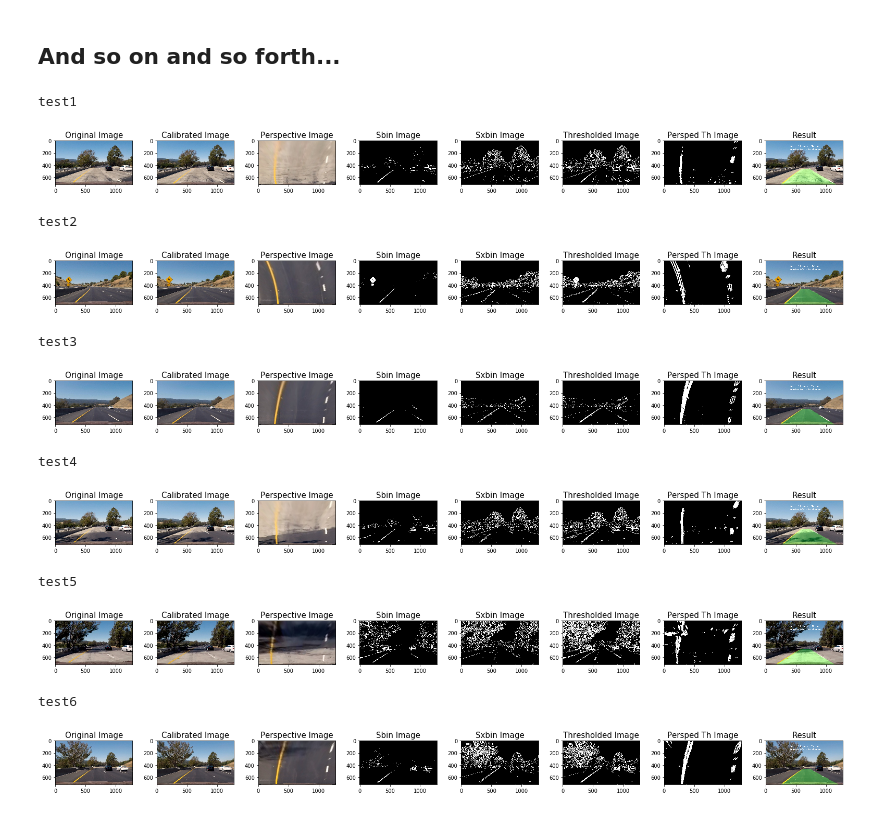
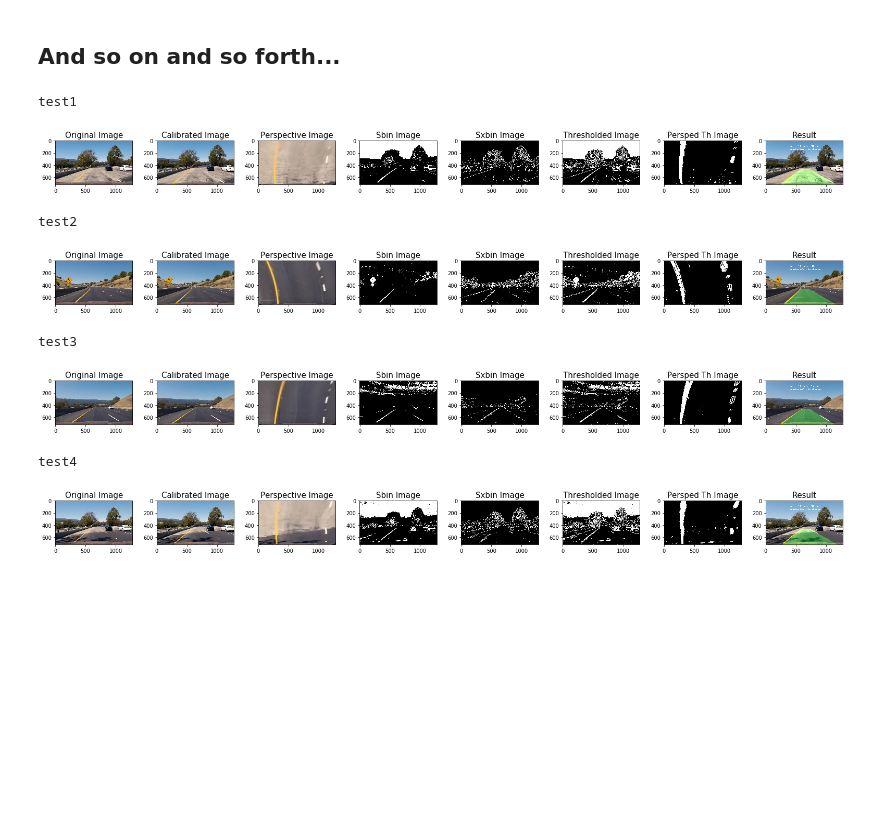
Before and after one commit to shreyanshbhatt/Selfdriving-Advancelanedetection, a Jupyter notebook: adv_lane_det.ipynb, the cells around one changed output. Saved outputs shown, nothing was run; the diff lists cells and outputs as text; code cells hidden in the pictures; blank space fills up the shorter version.

Commit message:
updated curvature finding and lane detection thresholds

```diff
--- a/adv_lane_det.ipynb
+++ b/adv_lane_det.ipynb
@@ -147,7 +147,7 @@ def pipeline_debug_test(img, s_thresh=(90, 255), sx_thresh=(20, 100)):
     sxbinary[(scaled_sobel >= thresh_min) & (scaled_sobel <= thresh_max)] = 1
 
     # Threshold color channel
-    s_thresh_min = 160
+    s_thresh_min = 110
     s_thresh_max = 255
     s_binary = np.zeros_like(s_channel)
     s_binary[(s_channel >= s_thresh_min) & (s_channel <= s_thresh_max)] = 1
@@ -179,7 +179,7 @@ def pipeline(img, s_thresh=(90, 255), sx_thresh=(20, 100)):
     sxbinary[(scaled_sobel >= thresh_min) & (scaled_sobel <= thresh_max)] = 1
 
     # Threshold color channel
-    s_thresh_min = 160
+    s_thresh_min = 110
     s_thresh_max = 255
     s_binary = np.zeros_like(s_channel)
     s_binary[(s_channel >= s_thresh_min) & (s_channel <= s_thresh_max)] = 1
@@ -187,23 +187,6 @@ def pipeline(img, s_thresh=(90, 255), sx_thresh=(20, 100)):
     # Combine the two binary thresholds
     combined_binary = np.zeros_like(sxbinary)
     combined_binary[(s_binary == 1) | (sxbinary == 1)] = 1
-
-
-    imshape = img.shape
-    left_bottom = (100, imshape[0])
-    right_bottom = (imshape[1]-20, imshape[0])
-    apex1 = (610, 410)
-    apex2 = (680, 410)
-    inner_left_bottom = (310, imshape[0])
-    inner_right_bottom = (1150, imshape[0])
-    inner_apex1 = (700,480)
-    inner_apex2 = (650,480)
-    vertices = np.array([[left_bottom, apex1, apex2, \
-                          right_bottom, inner_right_bottom, \
-                          inner_apex1, inner_apex2, inner_left_bottom]], dtype=np.int32)
-    # Masked area
-    #combined_binary = region_of_interest(combined_binary, vertices)
-
     return combined_binary
 
 def get_thresholded_image(image) :
@@ -355,10 +338,9 @@ def find_curvature(yvals, fitx):
     y_eval = np.max(yvals)
     # Define conversions in x and y from pixels space to meters
     ym_per_pix = 30/720 # meters per pixel in y dimension
-    xm_per_pix = 3.7/700 # meteres per pixel in x dimension
+    xm_per_pix = 3.7/800 # meteres per pixel in x dimension
     fit_cr = np.polyfit(yvals*ym_per_pix, fitx*xm_per_pix, 2)
-    curverad = ((1 + (2*fit_cr[0]*y_eval + fit_cr[1])**2)**1.5) \
-                                 /np.absolute(2*fit_cr[0])
+    curverad = ((1 + (2*fit_cr[0]*y_eval*ym_per_pix + fit_cr[1])**2)**1.5) / np.absolute(2*fit_cr[0])
     return curverad
 
 def find_position(pts, x_dir):
@@ -369,7 +351,7 @@ def find_position(pts, x_dir):
     right = np.max(pts[(pts[:,1] > position) & (pts[:,0] > 700)][:,1])
     center = (left + right)/2
     # Define conversions in x and y from pixels space to meters
-    xm_per_pix = 3.7/700 # meteres per pixel in x dimension
+    xm_per_pix = 3.7/800 # meteres per pixel in x dimension
     return (position - center)*xm_per_pix
 
 def find_pos_curve(ploty, left_fitx, right_fitx, binary_warped, image) :
@@ -482,14 +464,6 @@ def window_based_line_det(binary_warped, img):
     left_fitx = left_fit[0]*ploty**2 + left_fit[1]*ploty + left_fit[2]
     right_fitx = right_fit[0]*ploty**2 + right_fit[1]*ploty + right_fit[2]
 
-
-    #out_img[nonzeroy[left_lane_inds], nonzerox[left_lane_inds]] = [255, 0, 0]
-    #out_img[nonzeroy[right_lane_inds], nonzerox[right_lane_inds]] = [0, 0, 255]
-    #plt.imshow(out_img)
-    #plt.plot(left_fitx, ploty, color='yellow')
-    #plt.plot(right_fitx, ploty, color='yellow')
-    #plt.show()
-
     return ploty, left_fitx, right_fitx, binary_warped
 # %%
 def init_pipeline():
@@ -497,7 +471,7 @@ def init_pipeline():
     test_calibration_on_image()
 # %%
 init_pipeline()
-for i in range(1,7):
+for i in range(1,5):
     fname = 'test_images/test{}.jpg'.format(i)
     fname_split = fname.split(".")[0]
     fname_split = fname_split.split("/")[1]
@@ -522,44 +496,40 @@ for i in range(1,7):
     ax1.imshow(image)
     ax1.set_title('Original Image', fontsize=fontz)
 
     ax2.imshow(calibed_img)
     ax2.set_title('Calibrated Image', fontsize=fontz)
     cv2.imwrite('output_images/'+fname_split+'_calib.jpg', calibed_img)
 
     ax3.imshow(persped_image)
     ax3.set_title('Perspective Image', fontsize=fontz)
     cv2.imwrite('output_images/'+fname_split+'_persped.jpg', persped_image)
 
     ax4.imshow(sbin, cmap='gray')
     ax4.set_title('Sbin Image', fontsize=fontz)
     ax5.imshow(sxbin, cmap='gray')
     ax5.set_title('Sxbin Image', fontsize=fontz)
     ax6.imshow(combined, cmap='gray')
     ax6.set_title('Thresholded Image', fontsize=fontz)
 
     ax7.imshow(persp_thresholded, cmap='gray')
     ax7.set_title('Persped Th Image', fontsize=fontz)
 
     ax8.imshow(result)
     ax8.set_title('Result', fontsize=fontz)
     cv2.imwrite('output_images/'+fname_split+'_final.jpg', result)
 
 
     plt.subplots_adjust(left=0., right=1, top=0.9, bottom=0.)
     plt.show()
 # %% [output]
 test1
-[figure, old version]
+[figure, new version]
 test2
-[figure, old version]
+[figure, new version]
 test3
-[figure, old version]
+[figure, new version]
 test4
-[figure, old version]
+[figure, new version]
-test5
-[figure, removed]
-test6
-[figure, removed]
 # %%
 def pipeline_run(test_image):
     init_perspective_transform(test_image)
```
Also changed, not shown: parts of 1 cell of this notebook, 6 other files.
